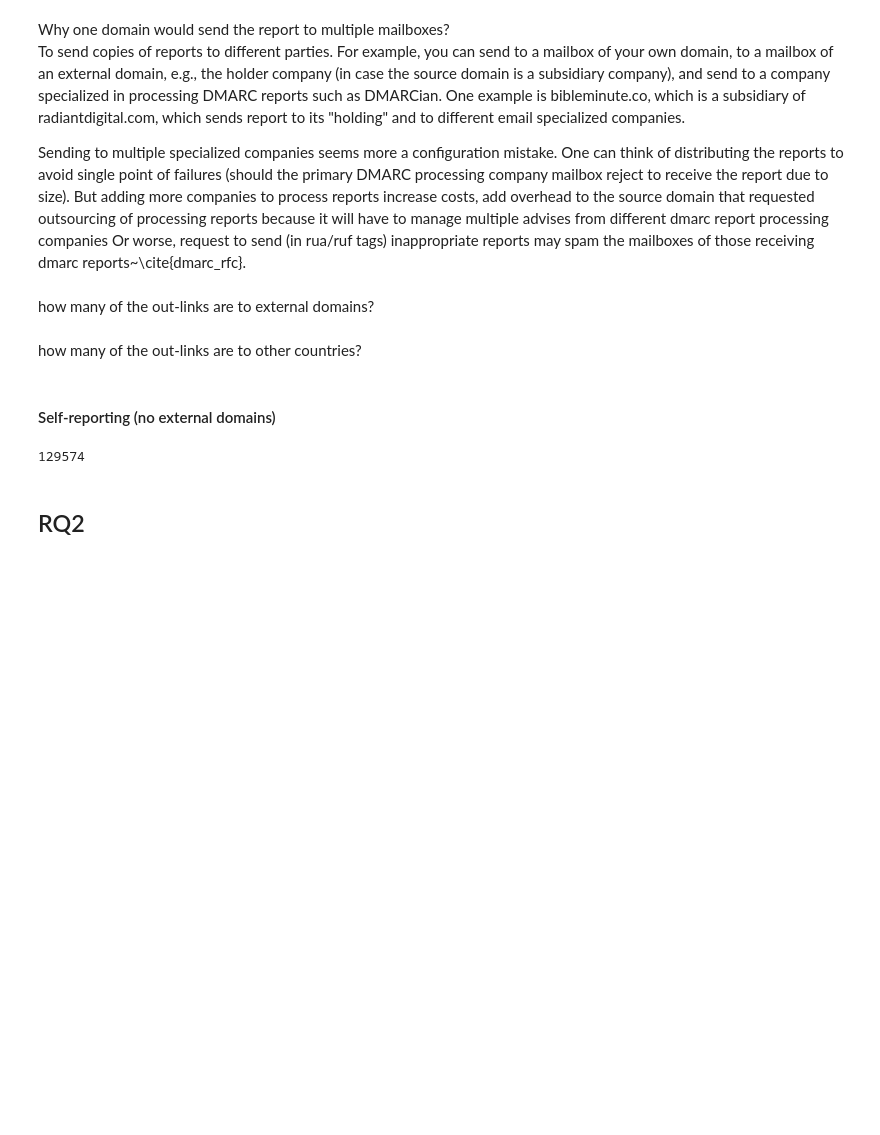
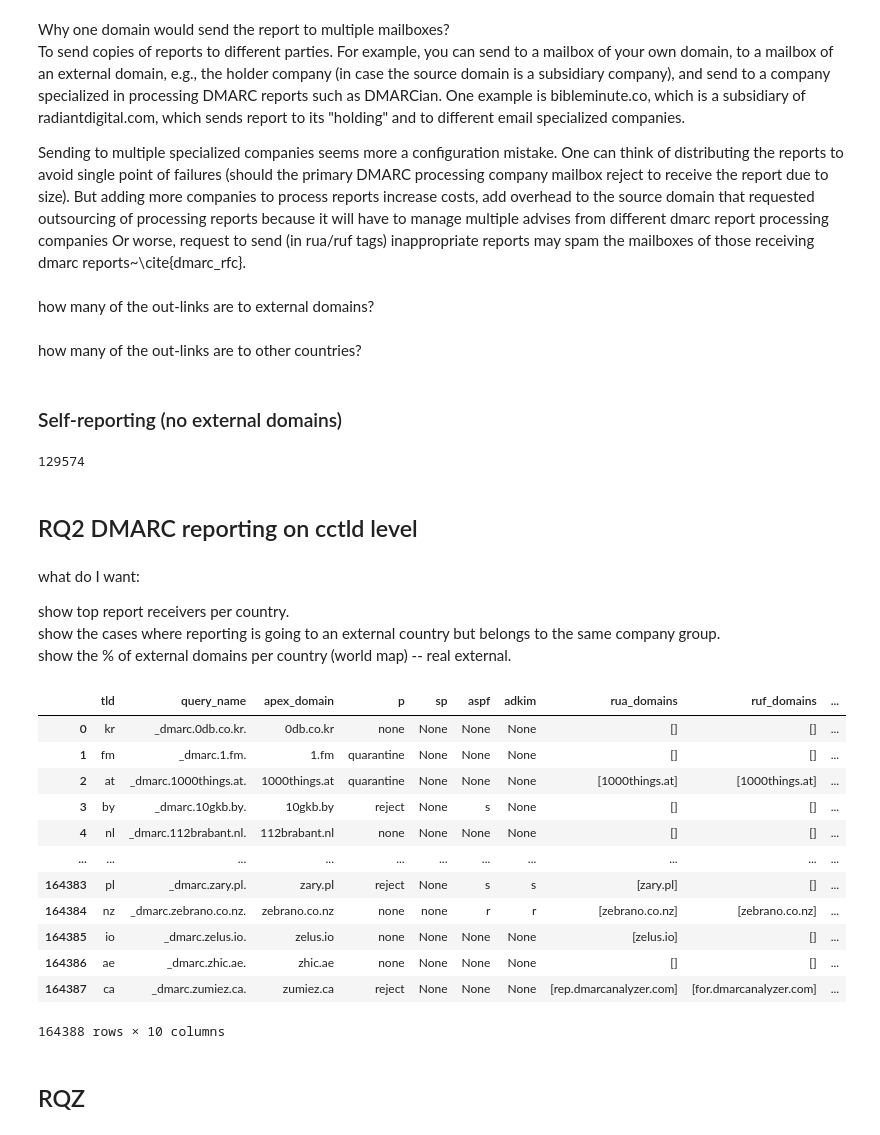
Before and after one commit to internettransparency/dmarc-cctld-research, a Jupyter notebook: notebooks/process-results.ipynb, the cells around one changed output. Saved outputs shown, nothing was run; the diff lists cells and outputs as text; code cells hidden in the pictures; blank space fills up the shorter version.

```diff
--- a/notebooks/process-results.ipynb
+++ b/notebooks/process-results.ipynb
@@ -1070,7 +1015,7 @@ how many of the out-links are to external domains?
 # %% [markdown]
 how many of the out-links are to other countries?
 # %% [markdown]
-#### Self-reporting (no external domains)
+### Self-reporting (no external domains)
 # %%
 with Neo4jConnection(URI, "neo4j", NEO4J_PASSWD) as conn:
     result_pdf = conn.query_to_df("""
@@ -1084,5 +1029,29 @@ with Neo4jConnection(URI, "neo4j", NEO4J_PASSWD) as conn:
     print(len(result_pdf["self_reporting_domain"].unique()))
 # %% [output]
 129574
-# %% [markdown]
-## RQ2
+# %% [markdown]
+## RQ2 DMARC reporting on cctld level
+# %% [markdown]
+what do I want:
+
+show top report receivers per country.
+show the cases where reporting is going to an external country but belongs to the same company group.
+show the % of external domains per country (world map) -- real external.
+# %%
+cctld_dmarc_pdf
+# %% [output]
+|  | tld | query_name | apex_domain | p | sp | aspf | adkim | rua_domains | ruf_domains | ... |
+| 0 | kr | _dmarc.0db.co.kr. | 0db.co.kr | none | None | None | None | [] | [] | ... |
+| 1 | fm | _dmarc.1.fm. | 1.fm | quarantine | None | None | None | [] | [] | ... |
+| 2 | at | _dmarc.1000things.at. | 1000things.at | quarantine | None | None | None | [1000things.at] | [1000things.at] | ... |
+| 3 | by | _dmarc.10gkb.by. | 10gkb.by | reject | None | s | None | [] | [] | ... |
+| 4 | nl | _dmarc.112brabant.nl. | 112brabant.nl | none | None | None | None | [] | [] | ... |
+| ... | ... | ... | ... | ... | ... | ... | ... | ... | ... | ... |
+| 164383 | pl | _dmarc.zary.pl. | zary.pl | reject | None | s | s | [zary.pl] | [] | ... |
+| 164384 | nz | _dmarc.zebrano.co.nz. | zebrano.co.nz | none | none | r | r | [zebrano.co.nz] | [zebrano.co.nz] | ... |
+| 164385 | io | _dmarc.zelus.io. | zelus.io | none | None | None | None | [zelus.io] | [] | ... |
+| 164386 | ae | _dmarc.zhic.ae. | zhic.ae | none | None | None | None | [] | [] | ... |
+| 164387 | ca | _dmarc.zumiez.ca. | zumiez.ca | reject | None | None | None | [rep.dmarcanalyzer.com] | [for.dmarcanalyzer.com] | ... |
+164388 rows × 10 columns
+# %% [markdown]
+## RQZ
```
Also changed, not shown: parts of 16 cells of this notebook, 4 other files.
